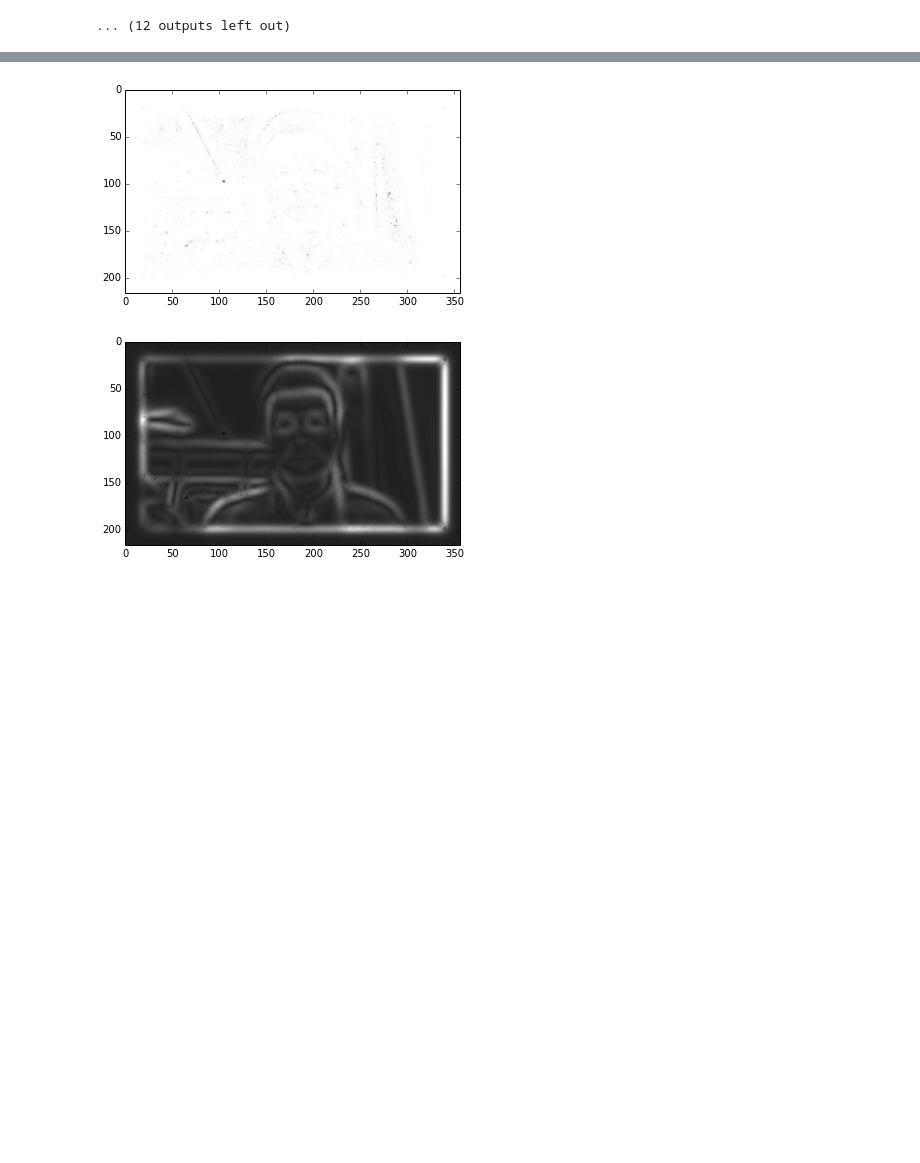
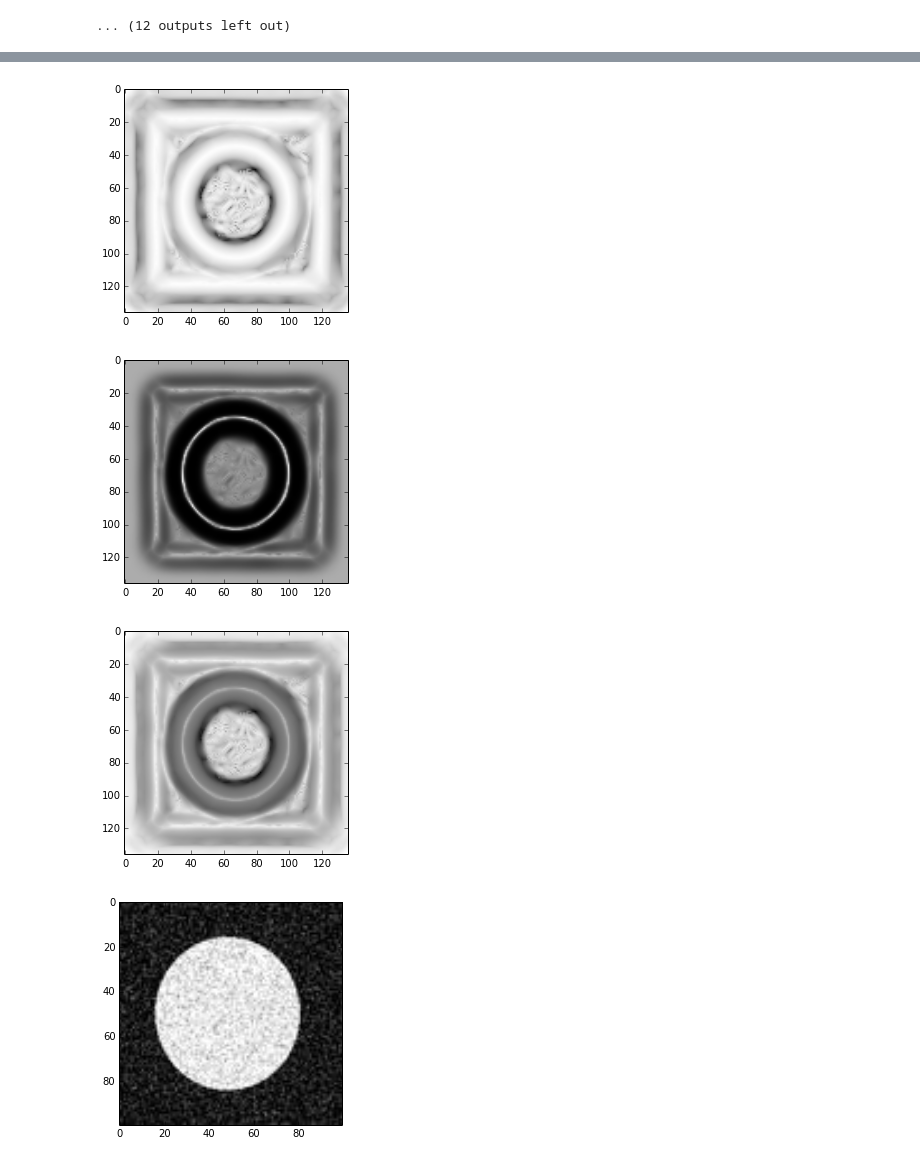
Before and after one commit to arvigj/ML-CV, a Jupyter notebook: cv_hw1/CV_1.ipynb, the cells around one changed output, grey strips where cells are left out. Drawn from its saved outputs; the diff is of its cells as text; code cells hidden in the pictures; blank space fills up the shorter version.

```diff
--- a/cv_hw1/CV_1.ipynb
+++ b/cv_hw1/CV_1.ipynb
@@ -83,7 +83,7 @@ def mapping(matrix):
 #cv2.imshow("image",visual.imag)
 #cv2.imwrite("image.jpg",visual.imag)
 # %%
-image = cv2.imread("new_snap.jpg",0)
+image = cv2.imread("circle.jpg",0)
 convolved = []
 for psi in out:
     convolved.append(signal.convolve2d(image,psi))
@@ -110,15 +110,18 @@ for i in convolved:
 # %%
 #calculate maxima for the different angles
 def maxmin(image, convolved):
-    max_array = np.zeros((len(image)+36,len(image[0])+36),dtype=complex) #padding
-    for i in xrange(len(max_array)):
-        for j in xrange(len(max_array[0])):
-            max_array[i][j] = sys.maxint + 0j
+    max_array_real = np.zeros((len(image)+36,len(image[0])+36)) #padding
+    max_array_imag = np.zeros((len(image)+36,len(image[0])+36)) #padding
+
+    #for i in xrange(len(max_array)):
+    #    for j in xrange(len(max_array[0])):
+    #        max_array[i][j] = 0 + 0j
 
     for i in convolved:
-        max_array = np.minimum(np.abs(i.real),max_array.real) + 1j*np.maximum(np.abs(i.imag),max_array.imag)
+        max_array_real = np.maximum(np.abs(i.real),np.abs(max_array_real))
+        max_array_imag = np.maximum(np.abs(i.imag),np.abs(max_array_imag))
         #max_array = i.imag + max_array
-    return max_array
+    return max_array_real + 1j*max_array_imag
 
 max_array = maxmin(image, convolved)
 # %%
@@ -186,27 +189,33 @@ plt.show()
 # %%
 def ratio(max_array, epsilon):
     r = (max_array.real + 0.001*epsilon)/(max_array.imag + epsilon)
     return r
 
 def edge_ratio(max_array, epsilon):
     r = ratio(max_array, epsilon)
     d = np.amax(r)
     edge = 1. - (r/d)
     return edge
 
 def diff(max_array, beta):
     c = np.amax(max_array.imag)
     d = max_array.real - beta*(max_array.imag - c)
     return d
 
 def edge_diff(max_array, alpha, beta):
     edge = np.exp(-alpha*diff(max_array, beta))
     return edge
 
-plt.imshow(edge_ratio(max_array,.0001),cmap="gray")
+plt.imshow(edge_ratio(max_array,.01),cmap="gray")
 plt.show()
-plt.imshow(edge_diff(max_array,0.01,.1),cmap="gray") #alha seems to determine , beta seems to determine roughness
+plt.imshow(edge_diff(max_array,.01,.1),cmap="gray") #alha seems to determine , beta seems to determine roughness
 plt.show()
+plt.imshow(edge_ratio(max_array,.01)+edge_diff(max_array,.01,.01),cmap="gray")
+plt.show()
+plt.imshow(image,cmap="gray")
+plt.show()
 # %% [output]
-[figure, old version]
+[figure, new version]
-[figure, old version]
+[figure, new version]
+[figure, added]
+[figure, added]
```
Also changed, not shown: parts of 5 cells of this notebook, 7 other files.
